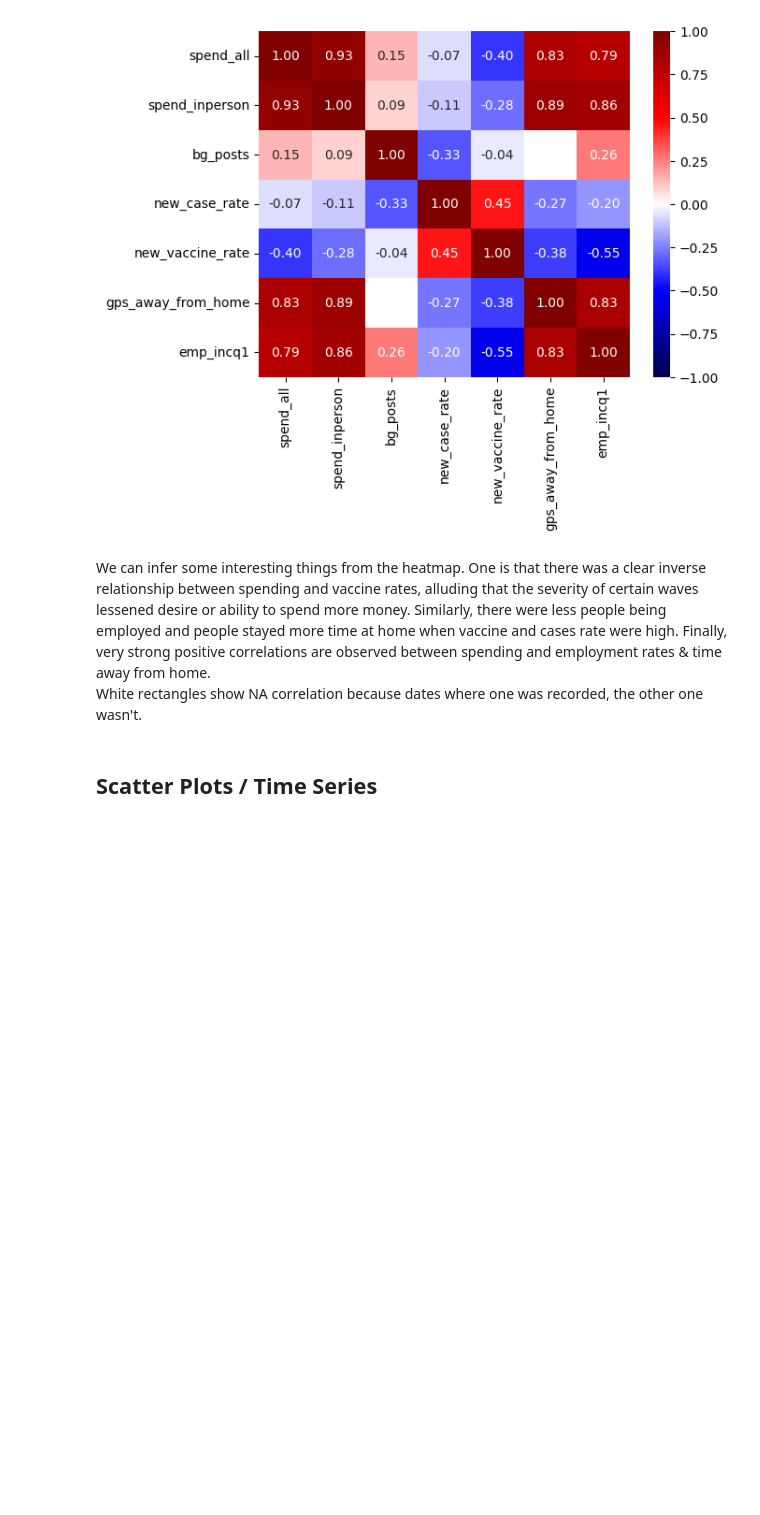
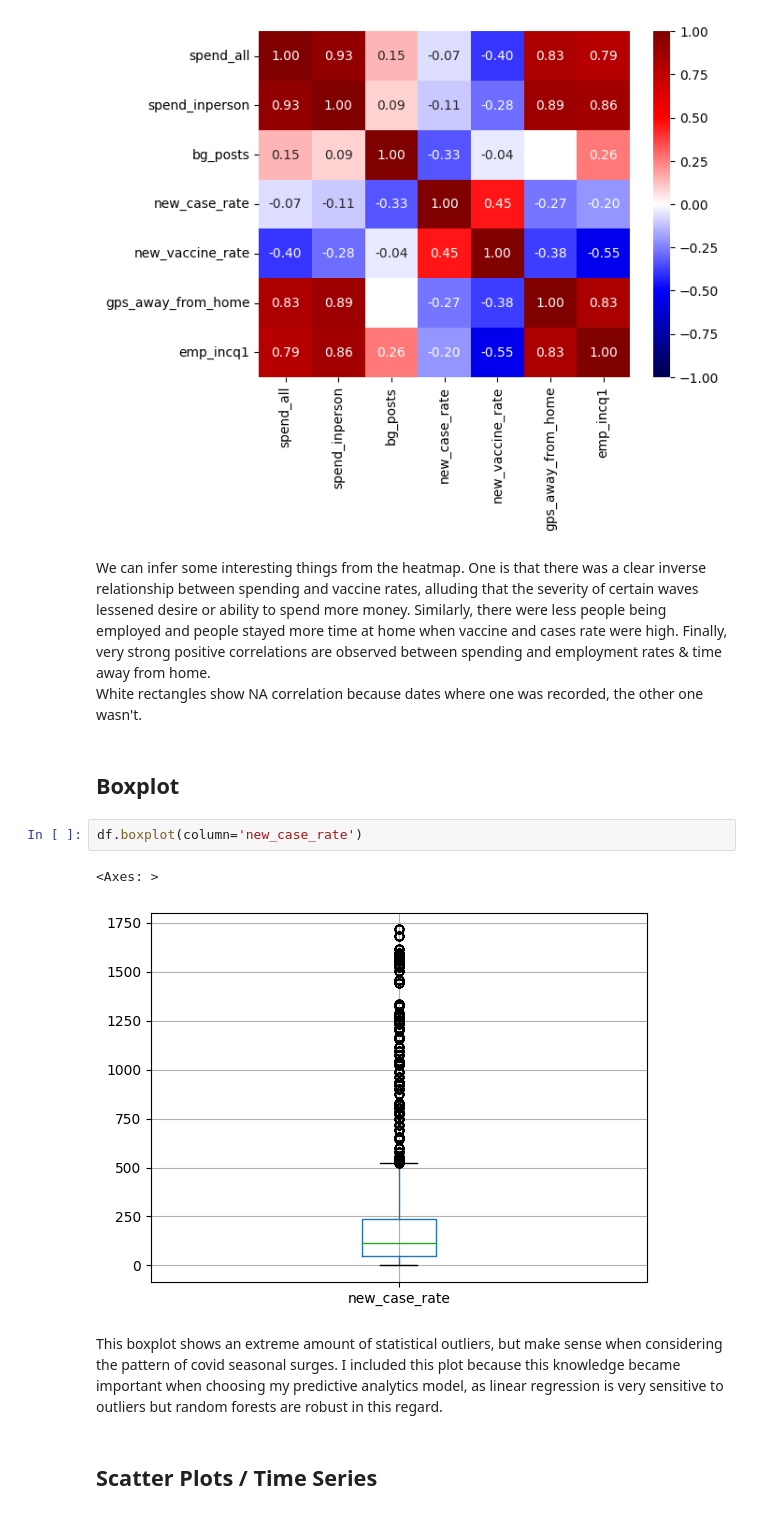
Before and after one commit to shimmy2468/CIS3330-Final-Project, a Jupyter notebook: Final_Clean_Report.ipynb, the cells around one changed output. Cells and saved outputs as stored; diff of their text form; blank space fills up the shorter version.

```diff
--- a/Final_Clean_Report.ipynb
+++ b/Final_Clean_Report.ipynb
@@ -47,6 +48,15 @@ sns.heatmap(corr, annot=True, fmt='.2f', vmax=1, vmin=-1, cmap = 'seismic')
 # %% [markdown]
 We can infer some interesting things from the heatmap. One is that there was a clear inverse relationship between spending and  vaccine rates, alluding that the severity of certain waves lessened desire or ability to spend more money. Similarly, there were less people being employed and people stayed more time at home when vaccine and cases rate were high. Finally, very strong positive correlations are observed between spending and employment rates & time away from home.
 White rectangles show NA correlation because dates where one was recorded, the other one wasn't.
+# %% [markdown]
+## Boxplot
+# %%
+df.boxplot(column='new_case_rate')
+# %% [output]
+<Axes: >
+[figure, added]
+# %% [markdown]
+This boxplot shows an extreme amount of statistical outliers, but make sense when considering the pattern of covid seasonal surges. I included this plot because this knowledge became important when choosing my predictive analytics model, as linear regression is very sensitive to outliers but random forests are robust in this regard.
 # %% [markdown]
 ## Scatter Plots / Time Series
 # %%
```
Also changed, not shown: parts of 7 cells of this notebook, 1 other file.
